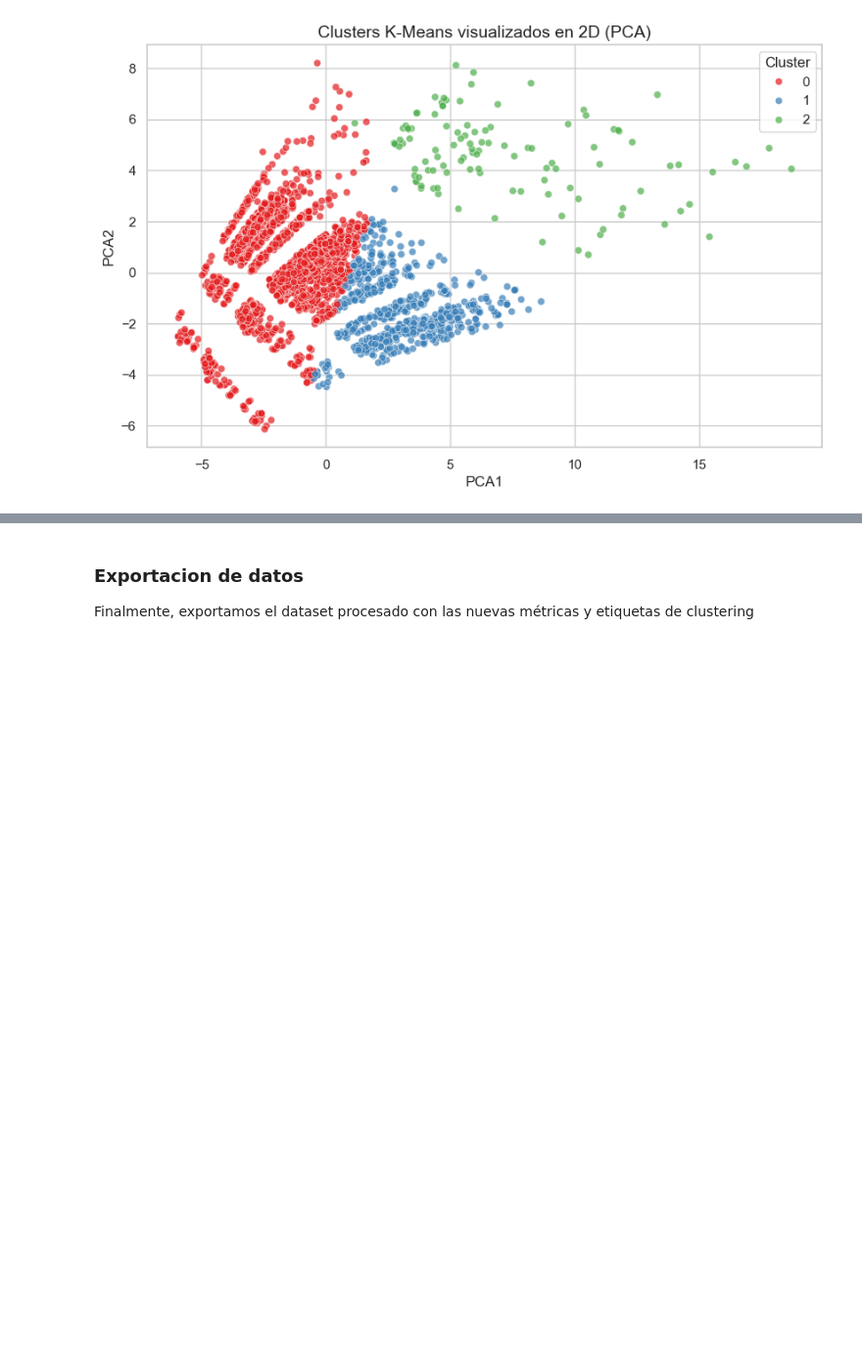
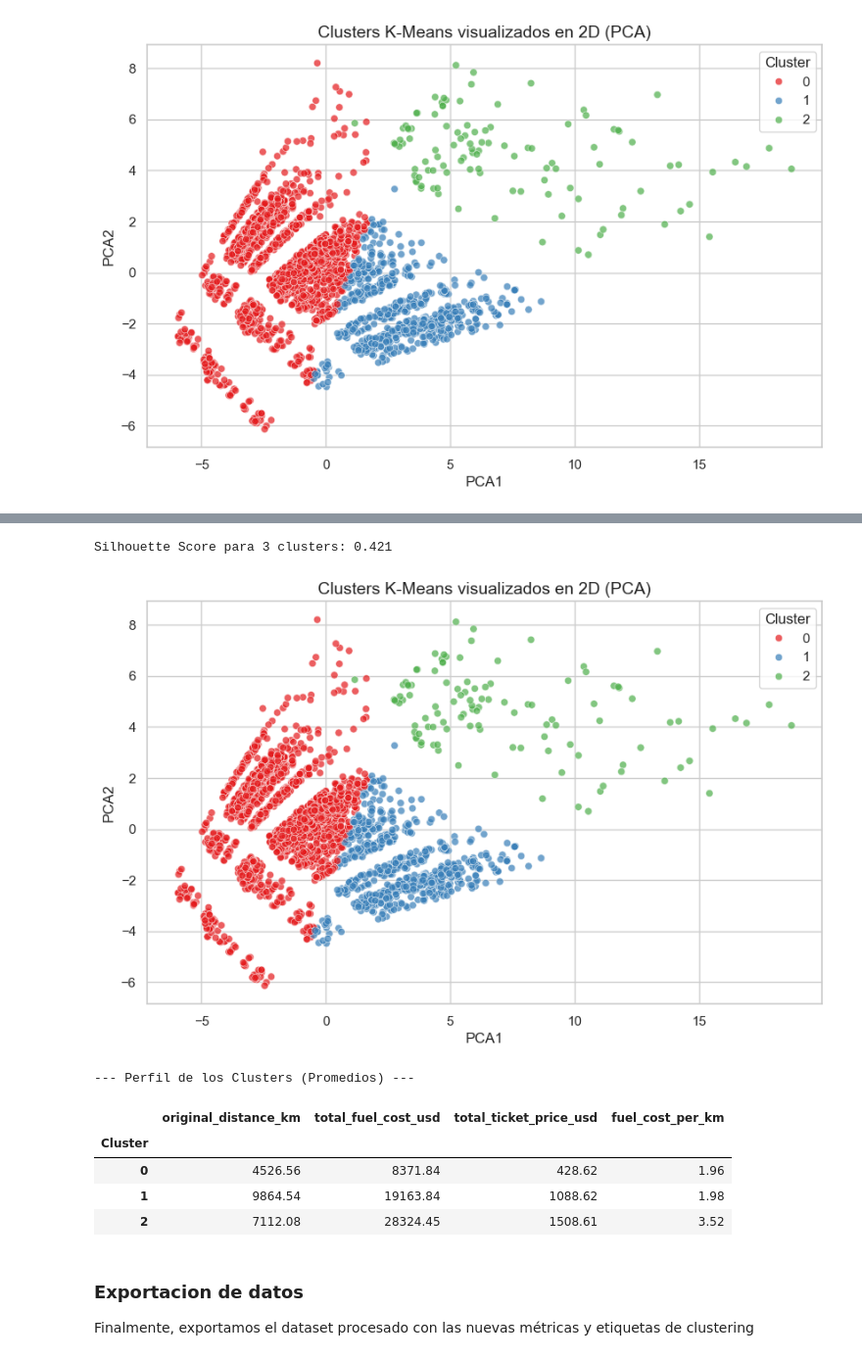
Before and after one commit to CristobalSilvam/EVA2PCD, a Jupyter notebook: notebooks/01_exploratory_analysis.ipynb, the cells around one changed output, grey strips where cells are left out. Shown at 98% size. Drawn from its saved outputs; the diff is of its cells as text; code cells hidden in the pictures; blank space fills up the shorter version.

Commit message:
se agrego results/plots e incorporacion de Silhouette Score

```diff
--- a/notebooks/01_exploratory_analysis.ipynb
+++ b/notebooks/01_exploratory_analysis.ipynb
@@ -22,10 +22,10 @@ plt.rcParams['figure.figsize'] = (10, 6)
 # %%
 # Cargar datos asumiendo que el CSV está en la raíz del proyecto
 # Nota: La ruta es '../route_cost_impact.csv' porque estamos dentro de la carpeta 'notebooks'
-raw_data = load_and_clean_data('../data/raw/route_cost_impact_limpio.csv')
+data = load_and_clean_data('../data/route_cost_impact.csv')
 
 # Aplicar ingeniería de características
-df = apply_feature_engineering(raw_data)
+df = apply_feature_engineering(data)
 
 # Mostrar información básica para verificar la limpieza
 display(df.info())
@@ -203,3 +218,43 @@ plt.show()
+# %%
+import os
+from sklearn.metrics import silhouette_score
+
+# Asegurarnos de que la carpeta de resultados exista
+os.makedirs('../results/plots', exist_ok=True)
+
+# 1. Aplicar K-Means con 3 clusters
+kmeans = KMeans(n_clusters=3, random_state=42, n_init=10)
+df['Cluster'] = kmeans.fit_predict(scaled_data)
+
+# 2. Calcular Silhouette Score para justificar técnicamente el modelo
+sil_score = silhouette_score(scaled_data, df['Cluster'])
+print(f"Silhouette Score para 3 clusters: {sil_score:.3f}")
+# (Un valor más cerca de 1 indica clusters bien definidos)
+
+# 3. Visualizar y guardar el gráfico de PCA con Clusters
+plt.figure(figsize=(10, 6))
+sns.scatterplot(x='PCA1', y='PCA2', hue='Cluster', palette='Set1', data=df, alpha=0.7)
+plt.title('Clusters K-Means visualizados en 2D (PCA)', fontsize=14)
+
+# Guardar el gráfico ANTES de plt.show()
+plt.savefig('../results/plots/kmeans_pca_clusters.png', dpi=300, bbox_inches='tight')
+plt.show()
+
+# 4. Resumen descriptivo de los Clusters
+print("\n--- Perfil de los Clusters (Promedios) ---")
+# Seleccionamos variables clave para entender qué significa cada grupo
+columnas_resumen = ['original_distance_km', 'total_fuel_cost_usd', 'total_ticket_price_usd', 'fuel_cost_per_km']
+resumen_clusters = df.groupby('Cluster')[columnas_resumen].mean().round(2)
+display(resumen_clusters)
+# %% [output]
+Silhouette Score para 3 clusters: 0.421
+[figure, added]
+--- Perfil de los Clusters (Promedios) ---
+|  | original_distance_km | total_fuel_cost_usd | total_ticket_price_usd | fuel_cost_per_km |
+| Cluster |  |  |  |  |
+| 0 | 4526.56 | 8371.84 | 428.62 | 1.96 |
+| 1 | 9864.54 | 19163.84 | 1088.62 | 1.98 |
+| 2 | 7112.08 | 28324.45 | 1508.61 | 3.52 |
 # %% [markdown]
 ### Exportacion de datos
 Finalmente, exportamos el dataset procesado con las nuevas métricas y etiquetas de clustering
```
Also changed, not shown: parts of 8 cells of this notebook.
